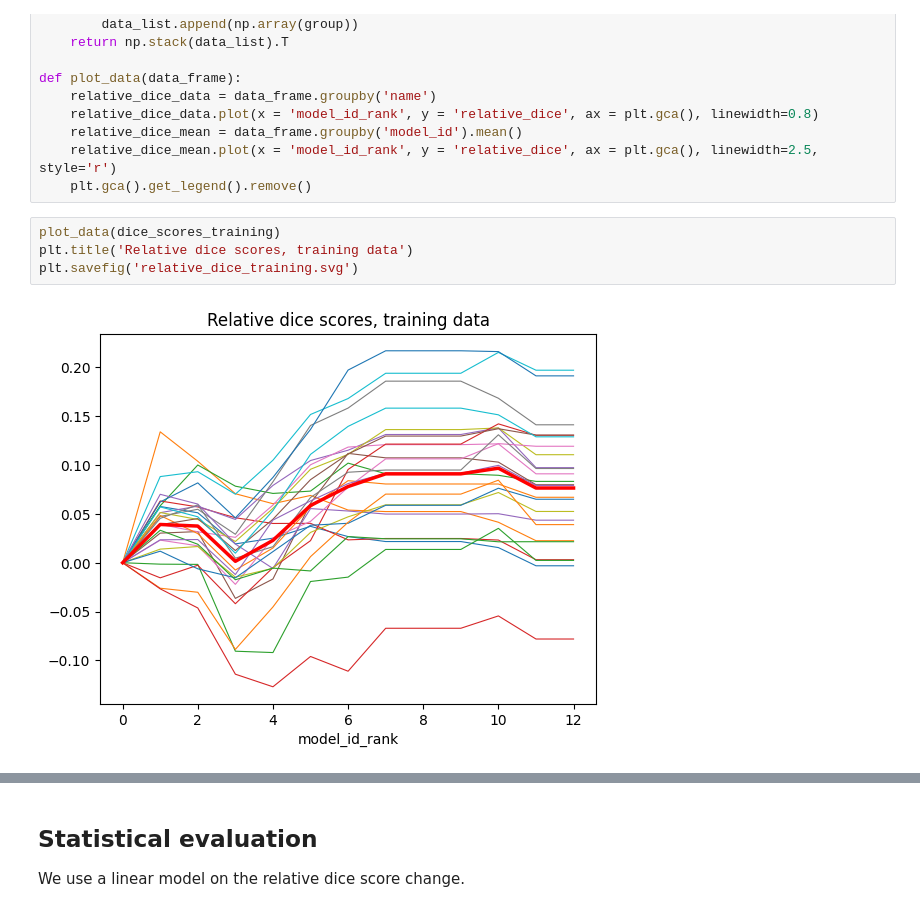
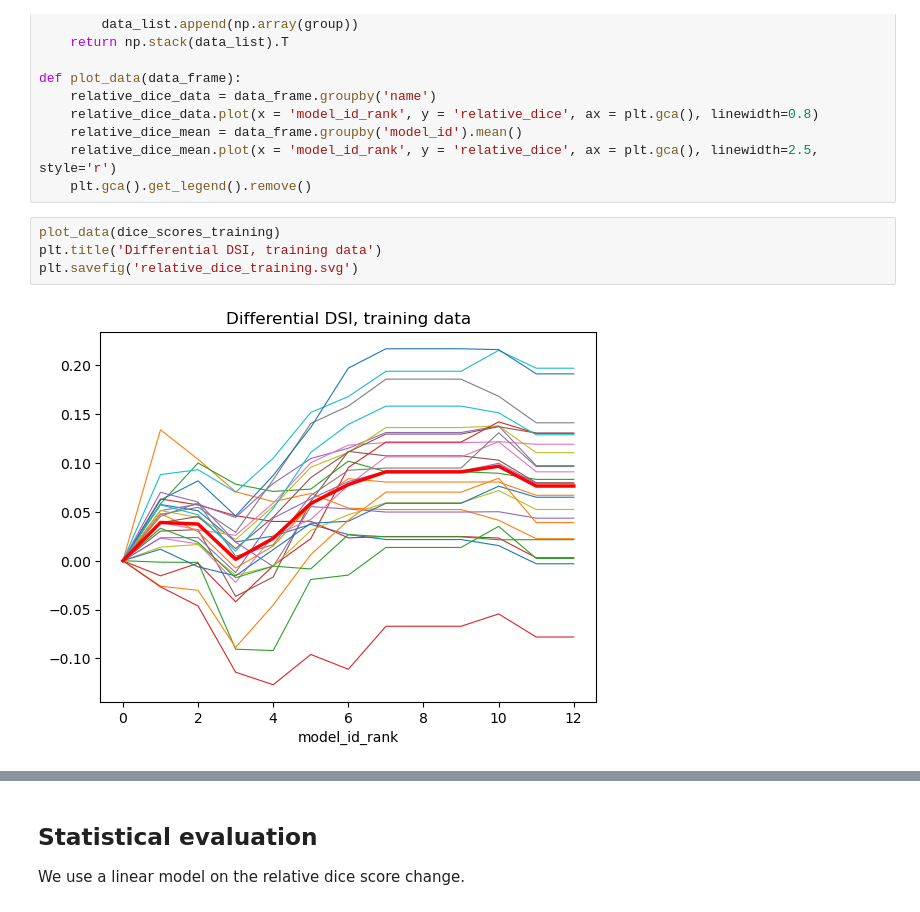
Before and after one commit to dafne-imaging/dafne-evaluation, a Jupyter notebook: dafne_figures.ipynb, the cells around one changed output, grey strips where cells are left out. Cells and saved outputs as stored; diff of their text form.

Commit message:
Figure legends

```diff
--- a/dafne_figures.ipynb
+++ b/dafne_figures.ipynb
@@ -189,9 +189,9 @@ def plot_data(data_frame):
     plt.gca().get_legend().remove()
 # %%
 plot_data(dice_scores_training)
-plt.title('Relative dice scores, training data')
+plt.title('Differential DSI, training data')
 plt.savefig('relative_dice_training.svg')
 # %% [output]
-[figure, old version]
+[figure, new version]
 # %%
 plot_data(dice_scores_final_validation)
```
Also changed, not shown: parts of 1 cell of this notebook.
